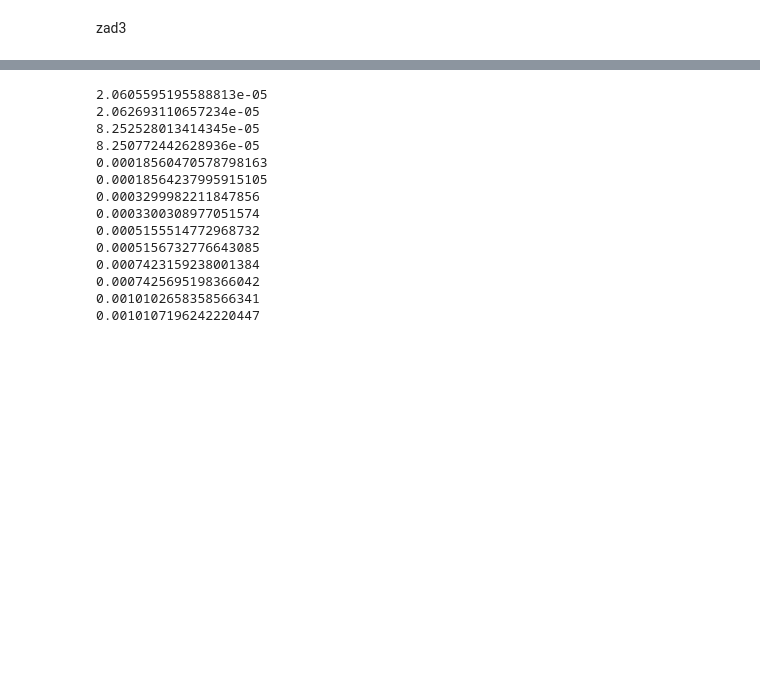
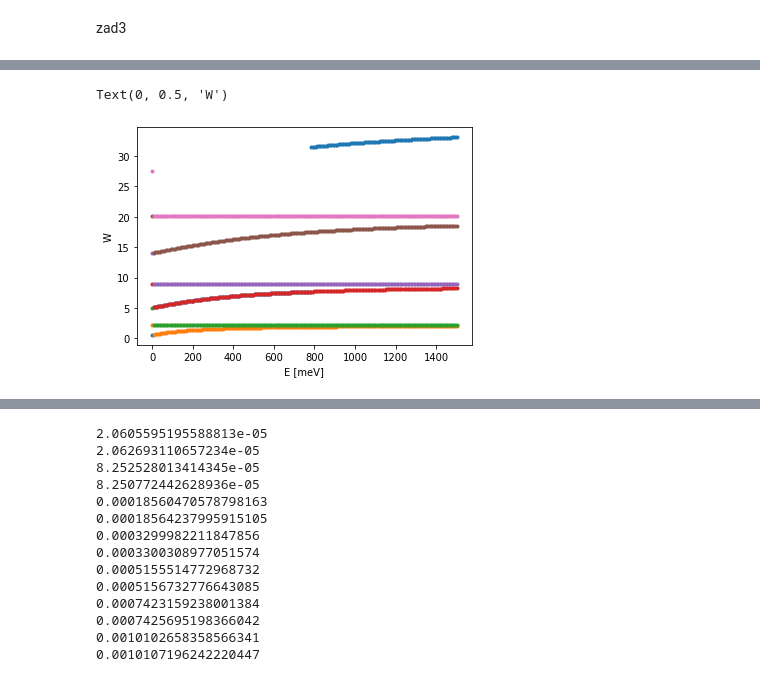
Before and after one commit to JuliaCeklarz/MOFIT, a Jupyter notebook: lab1/lab01.ipynb, the cells around one changed output, grey strips where cells are left out. Cells and saved outputs as stored; diff of their text form; code cells hidden in the pictures; blank space fills up the shorter version.

```diff
--- a/lab1/lab01.ipynb
+++ b/lab1/lab01.ipynb
@@ -151,26 +157,0 @@ Psis = np.zeros([len(W), len(E)])
-# %%
-Psi_W = np.zeros(len(W),N)
-for k in range(len(W)):
-    for j in range(len(E_1)):
-            for i in range(1,N):
-                if i == N/2:
-                    Psi_1[j, i+1] =  -2*m/(hbar**2) * (E_1[j] - W[k])* dx**2 * Psi_1[j, i] - Psi_1[j, i-1] + 2*Psi_1[j,i]
-                else:
-                    Psi_1[j, i+1] =  -2*m/(hbar**2) * (E_1[j])* dx**2 * Psi_1[j, i] - Psi_1[j, i-1] + 2*Psi_1[j,i]
-
-                if Psi[j-1,N-1]*Psi[j,N-1] < 0:
-                    #BISEKCJA
-
-
-                #
-
-
-    # for j in range(len(E_1)):
-    #     for i in range(N+1):
-    #         C_1[j] += dx * Psi_1[j,i]**2
-    #         # print(C_1[j])
-
-    # for j in range(len(E_1)):
-    #     for i in range(N+1):
-    #          Psi_1[j,i] = Psi_1[j,i]/np.sqrt(C_1[j])
-                # Psis[W[k],j] = Psi_1[j,i]
@@ -184,0 +220,7 @@ ValueError: x and y must have same first dimension, but have shapes (1,) and (50
+# %%
+plt.plot(W*27211.6, Energy*27211.6, '.')
+plt.xlabel('E [meV]')
+plt.ylabel('W')
+# %% [output]
+Text(0, 0.5, 'W')
+[figure, added]
```
Also changed, not shown: parts of 25 cells of this notebook, 8 other files.
